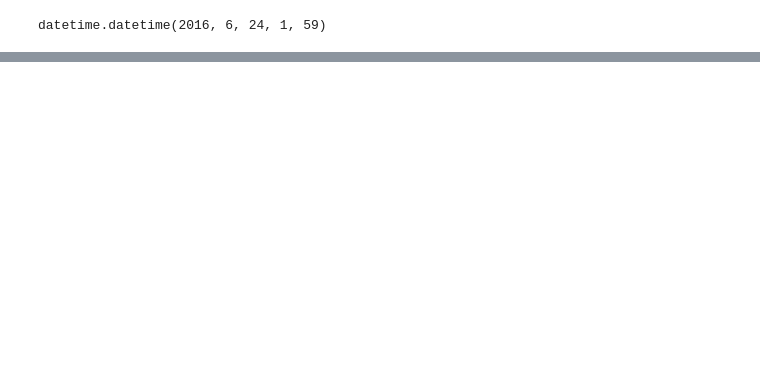
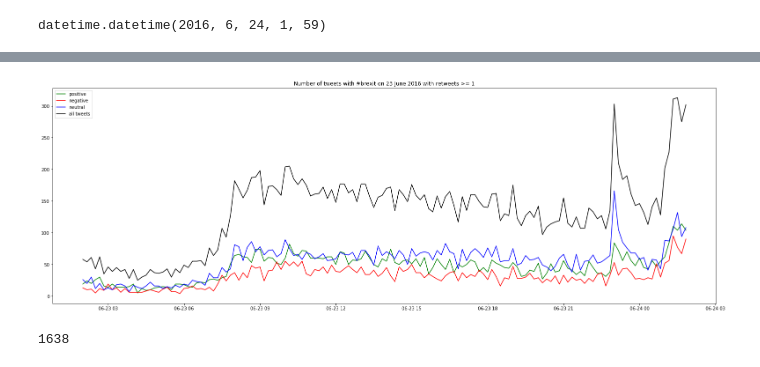
Before and after one commit to Marciniec/twitter-sentiment-analysis, a Jupyter notebook: Twitter.ipynb, the cells around one changed output, grey strips where cells are left out. Saved outputs shown, nothing was run; the diff lists cells and outputs as text; code cells hidden in the pictures; blank space fills up the shorter version.

```diff
--- a/Twitter.ipynb
+++ b/Twitter.ipynb
@@ -111,0 +134,2 @@ plot_bar_x(counts_01_02)
+# %%
+tweet_date = dataset[dataset['retweets']>0]
@@ -111,0 +140,9 @@ plot_bar_x(counts_01_02)
+# %%
+sentiment_pipeline(tweet_date, 'Number of tweets with #brexit on 23 June 2016 with retweets >= 1', 10)
+# %% [output]
+[figure, added]
+# %%
+tweet_date = dataset[dataset['retweets']>10]
+len(tweet_date)
+# %% [output]
+1638
```
Also changed, not shown: parts of 50 cells of this notebook.
